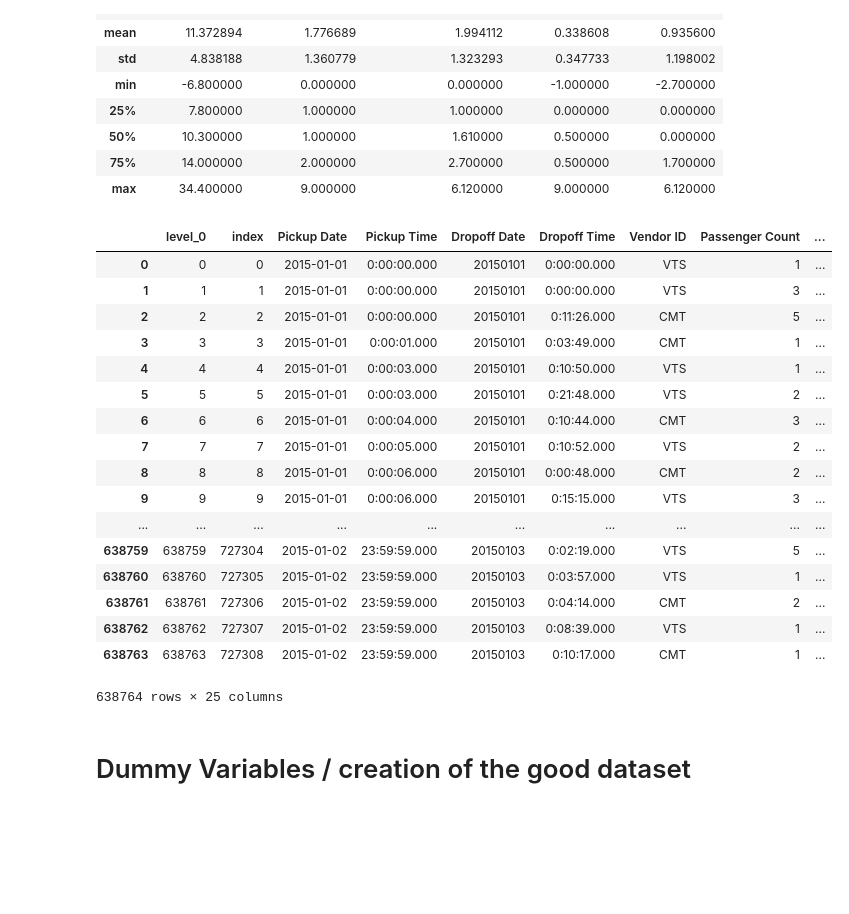
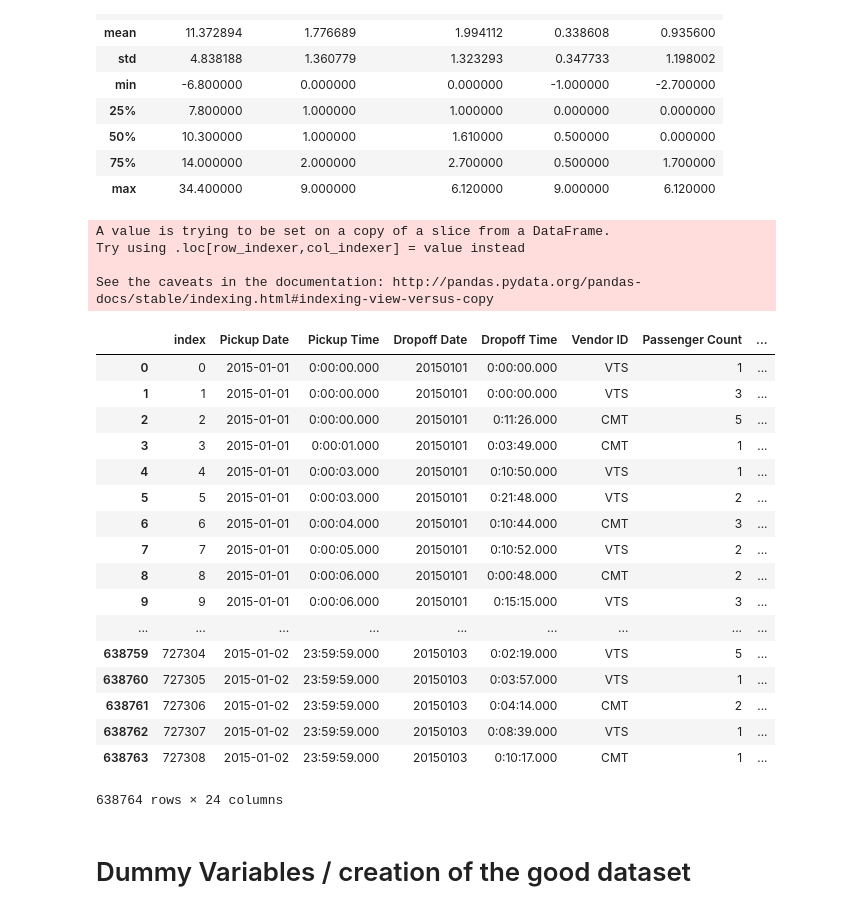
Before and after one commit to rapha94/NYC_Taxis, a Jupyter notebook: project.ipynb, the cells around one changed output. Drawn from its saved outputs; the diff is of its cells as text; code cells hidden in the pictures; blank space fills up the shorter version.

```diff
--- a/project.ipynb
+++ b/project.ipynb
@@ -379,29 +381,33 @@ data_without_outliers[ ['Total Amount', 'Passenger Count', 'Trip Distance (in mi
 | max | 34.400000 | 9.000000 | 6.120000 | 9.000000 | 6.120000 |
 # %%
 sLength = len(data_without_outliers['Pickup Time'])
-#data_without_outliers['new_col'] = range(0, sLength)
-#data_without_outliers = data_without_outliers.reset_index()
-#data_without_outliers['new_col'] = data_without_outliers.index
+data_without_outliers['new_col'] = range(0, sLength)
+data_without_outliers = data_without_outliers.reset_index()
+data_without_outliers['new_col'] = data_without_outliers.index
 data_without_outliers
 # %% [output]
+A value is trying to be set on a copy of a slice from a DataFrame.
+Try using .loc[row_indexer,col_indexer] = value instead
+
+See the caveats in the documentation: http://pandas.pydata.org/pandas-docs/stable/indexing.html#indexing-view-versus-copy
-|  | level_0 | index | Pickup Date | Pickup Time | Dropoff Date | Dropoff Time | Vendor ID | Passenger Count | ... |
-| 0 | 0 | 0 | 2015-01-01 | 0:00:00.000 | 20150101 | 0:00:00.000 | VTS | 1 | ... |
-| 1 | 1 | 1 | 2015-01-01 | 0:00:00.000 | 20150101 | 0:00:00.000 | VTS | 3 | ... |
-| 2 | 2 | 2 | 2015-01-01 | 0:00:00.000 | 20150101 | 0:11:26.000 | CMT | 5 | ... |
-| 3 | 3 | 3 | 2015-01-01 | 0:00:01.000 | 20150101 | 0:03:49.000 | CMT | 1 | ... |
-| 4 | 4 | 4 | 2015-01-01 | 0:00:03.000 | 20150101 | 0:10:50.000 | VTS | 1 | ... |
-| 5 | 5 | 5 | 2015-01-01 | 0:00:03.000 | 20150101 | 0:21:48.000 | VTS | 2 | ... |
-| 6 | 6 | 6 | 2015-01-01 | 0:00:04.000 | 20150101 | 0:10:44.000 | CMT | 3 | ... |
-| 7 | 7 | 7 | 2015-01-01 | 0:00:05.000 | 20150101 | 0:10:52.000 | VTS | 2 | ... |
-| 8 | 8 | 8 | 2015-01-01 | 0:00:06.000 | 20150101 | 0:00:48.000 | CMT | 2 | ... |
-| 9 | 9 | 9 | 2015-01-01 | 0:00:06.000 | 20150101 | 0:15:15.000 | VTS | 3 | ... |
-| ... | ... | ... | ... | ... | ... | ... | ... | ... | ... |
-| 638759 | 638759 | 727304 | 2015-01-02 | 23:59:59.000 | 20150103 | 0:02:19.000 | VTS | 5 | ... |
-| 638760 | 638760 | 727305 | 2015-01-02 | 23:59:59.000 | 20150103 | 0:03:57.000 | VTS | 1 | ... |
-| 638761 | 638761 | 727306 | 2015-01-02 | 23:59:59.000 | 20150103 | 0:04:14.000 | CMT | 2 | ... |
-| 638762 | 638762 | 727307 | 2015-01-02 | 23:59:59.000 | 20150103 | 0:08:39.000 | VTS | 1 | ... |
-| 638763 | 638763 | 727308 | 2015-01-02 | 23:59:59.000 | 20150103 | 0:10:17.000 | CMT | 1 | ... |
+|  | index | Pickup Date | Pickup Time | Dropoff Date | Dropoff Time | Vendor ID | Passenger Count | ... |
+| 0 | 0 | 2015-01-01 | 0:00:00.000 | 20150101 | 0:00:00.000 | VTS | 1 | ... |
+| 1 | 1 | 2015-01-01 | 0:00:00.000 | 20150101 | 0:00:00.000 | VTS | 3 | ... |
+| 2 | 2 | 2015-01-01 | 0:00:00.000 | 20150101 | 0:11:26.000 | CMT | 5 | ... |
+| 3 | 3 | 2015-01-01 | 0:00:01.000 | 20150101 | 0:03:49.000 | CMT | 1 | ... |
+| 4 | 4 | 2015-01-01 | 0:00:03.000 | 20150101 | 0:10:50.000 | VTS | 1 | ... |
+| 5 | 5 | 2015-01-01 | 0:00:03.000 | 20150101 | 0:21:48.000 | VTS | 2 | ... |
+| 6 | 6 | 2015-01-01 | 0:00:04.000 | 20150101 | 0:10:44.000 | CMT | 3 | ... |
+| 7 | 7 | 2015-01-01 | 0:00:05.000 | 20150101 | 0:10:52.000 | VTS | 2 | ... |
+| 8 | 8 | 2015-01-01 | 0:00:06.000 | 20150101 | 0:00:48.000 | CMT | 2 | ... |
+| 9 | 9 | 2015-01-01 | 0:00:06.000 | 20150101 | 0:15:15.000 | VTS | 3 | ... |
+| ... | ... | ... | ... | ... | ... | ... | ... | ... |
+| 638759 | 727304 | 2015-01-02 | 23:59:59.000 | 20150103 | 0:02:19.000 | VTS | 5 | ... |
+| 638760 | 727305 | 2015-01-02 | 23:59:59.000 | 20150103 | 0:03:57.000 | VTS | 1 | ... |
+| 638761 | 727306 | 2015-01-02 | 23:59:59.000 | 20150103 | 0:04:14.000 | CMT | 2 | ... |
+| 638762 | 727307 | 2015-01-02 | 23:59:59.000 | 20150103 | 0:08:39.000 | VTS | 1 | ... |
+| 638763 | 727308 | 2015-01-02 | 23:59:59.000 | 20150103 | 0:10:17.000 | CMT | 1 | ... |
-638764 rows × 25 columns
+638764 rows × 24 columns
 # %% [markdown]
 # Dummy Variables / creation of the good dataset
 # %%
```
Also changed, not shown: parts of 24 cells of this notebook.
